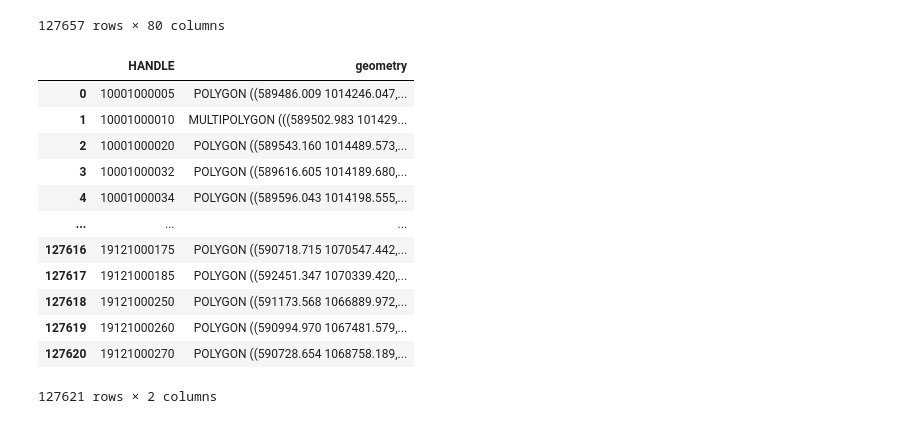
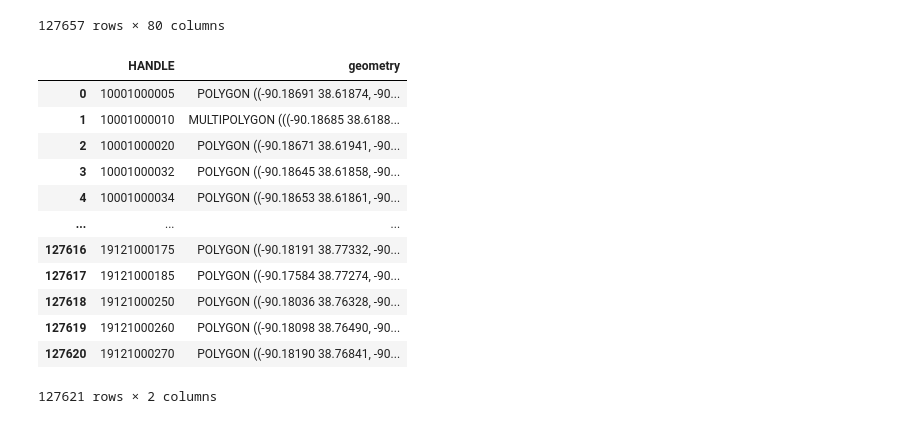
Before and after one commit to fangchenli/stl-lra-analysis, a Jupyter notebook: notebook/eda.ipynb, the cells around one changed output. Saved outputs shown, nothing was run; the diff lists cells and outputs as text; code cells hidden in the pictures.

```diff
--- a/notebook/eda.ipynb
+++ b/notebook/eda.ipynb
@@ -53,25 +55,23 @@ parcel
 | 127655 | 19999000907 | 06/17/2020 | 9070 NO PRIMARY ADDRESS | CENTURY LINK COMMUNICATIONS | ATTN AMY BRILEY | PO BOX 2599 | OLATHE | KS | NaN | ... |
 | 127656 | 19999000908 | 06/17/2020 | 9080 NO PRIMARY ADDRESS | SHO-ME TECHNOLOGIES LLC | NaN | 301 W JACKSON | MARSHFIELD | MO | NaN | ... |
 127657 rows × 80 columns
-# %%
-shape_path = '../data/prcl_shape.zip'
-p = Path(shape_path)
-file_url = p.resolve().as_uri()
-zip_path = file_url.replace('file', 'zip')
-
-shape = gpd.read_file(zip_path)
-shape
-# %% [output]
-|  | HANDLE | geometry |
-| 0 | 10001000005 | POLYGON ((589486.009 1014246.047,... |
-| 1 | 10001000010 | MULTIPOLYGON (((589502.983 101429... |
-| 2 | 10001000020 | POLYGON ((589543.160 1014489.573,... |
-| 3 | 10001000032 | POLYGON ((589616.605 1014189.680,... |
-| 4 | 10001000034 | POLYGON ((589596.043 1014198.555,... |
-| ... | ... | ... |
-| 127616 | 19121000175 | POLYGON ((590718.715 1070547.442,... |
-| 127617 | 19121000185 | POLYGON ((592451.347 1070339.420,... |
-| 127618 | 19121000250 | POLYGON ((591173.568 1066889.972,... |
-| 127619 | 19121000260 | POLYGON ((590994.970 1067481.579,... |
-| 127620 | 19121000270 | POLYGON ((590728.654 1068758.189,... |
-127621 rows × 2 columns
+# %%
+shape_path = '../data/prcl_shape.zip'
+shape = gpd.read_file(get_absolute_zip_path(shape_path))
+shape = shape.to_crs({"init": "EPSG:4326"})
+shape = shape.astype({'HANDLE': 'int64'})
+shape
+# %% [output]
+|  | HANDLE | geometry |
+| 0 | 10001000005 | POLYGON ((-90.18691 38.61874, -90... |
+| 1 | 10001000010 | MULTIPOLYGON (((-90.18685 38.6188... |
+| 2 | 10001000020 | POLYGON ((-90.18671 38.61941, -90... |
+| 3 | 10001000032 | POLYGON ((-90.18645 38.61858, -90... |
+| 4 | 10001000034 | POLYGON ((-90.18653 38.61861, -90... |
+| ... | ... | ... |
+| 127616 | 19121000175 | POLYGON ((-90.18191 38.77332, -90... |
+| 127617 | 19121000185 | POLYGON ((-90.17584 38.77274, -90... |
+| 127618 | 19121000250 | POLYGON ((-90.18036 38.76328, -90... |
+| 127619 | 19121000260 | POLYGON ((-90.18098 38.76490, -90... |
+| 127620 | 19121000270 | POLYGON ((-90.18190 38.76841, -90... |
+127621 rows × 2 columns
```
Also changed, not shown: parts of 6 cells of this notebook, 1 other file.
